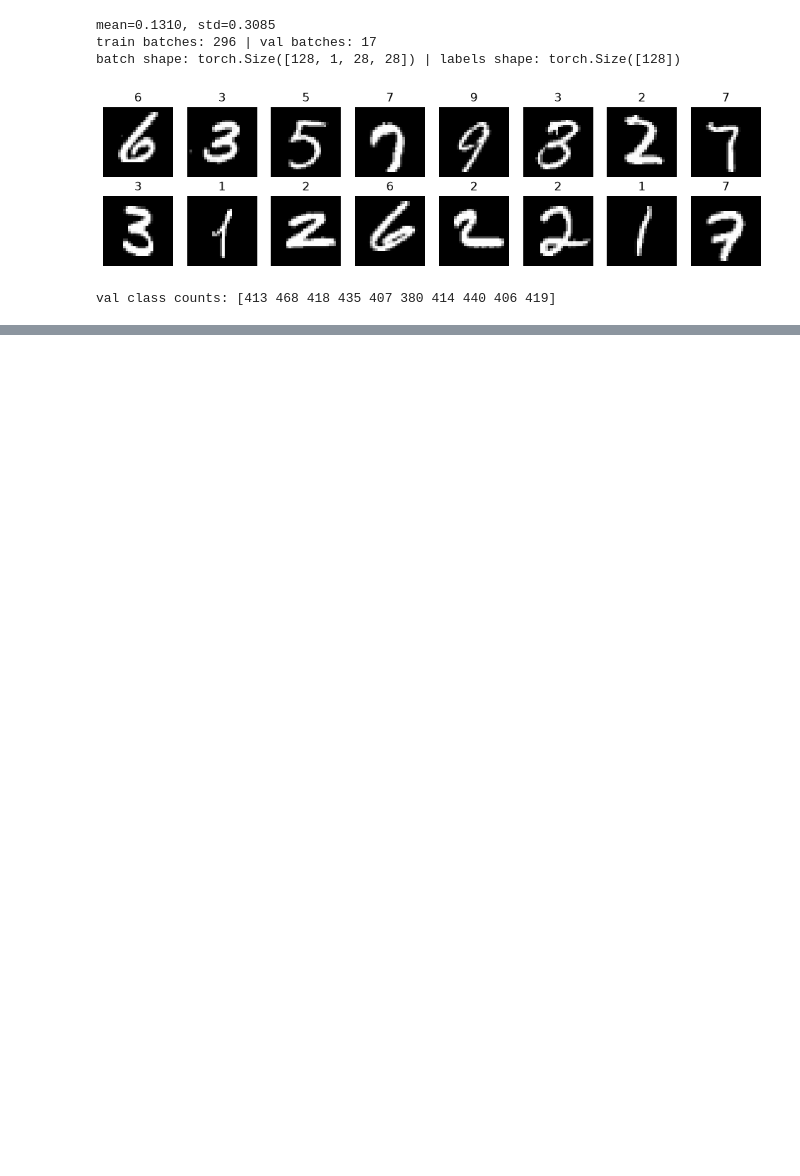
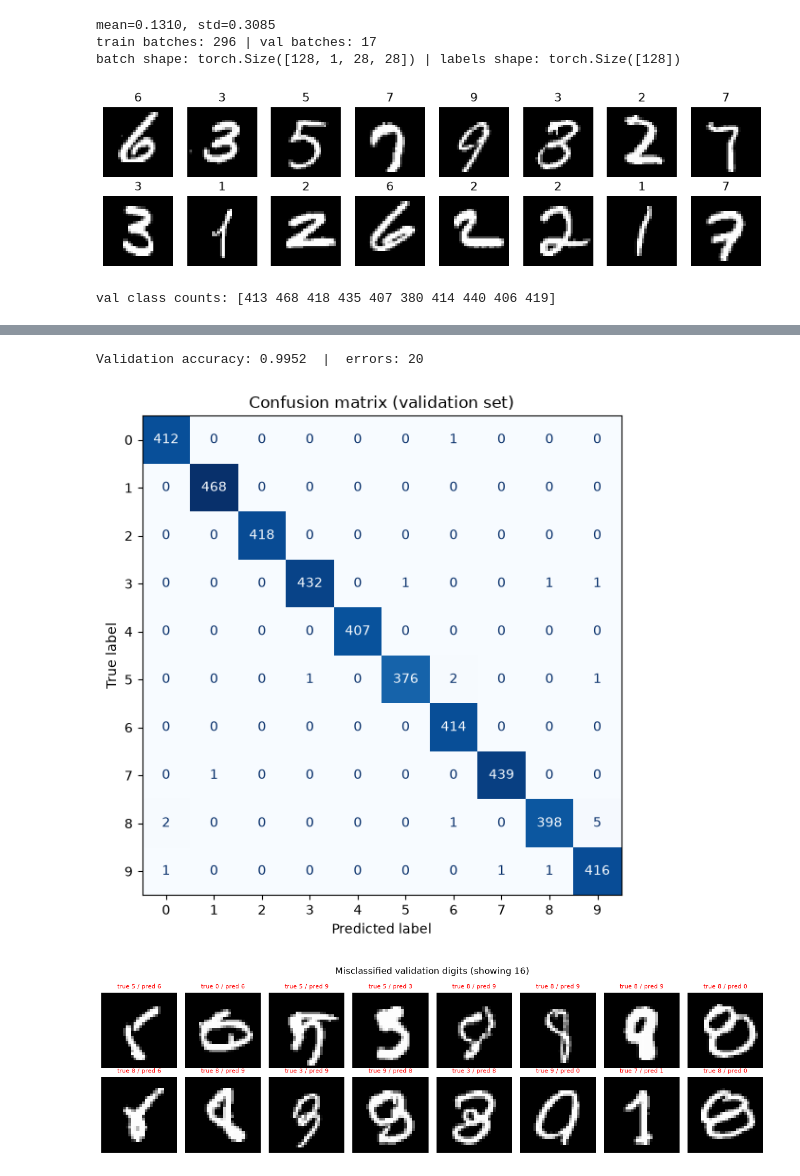
Before and after one commit to 1manvi/KaggleComp, a Jupyter notebook: notebooks/main.ipynb, the cells around one changed output, grey strips where cells are left out. Cells and saved outputs as stored; diff of their text form; code cells hidden in the pictures; blank space fills up the shorter version.

```diff
--- a/notebooks/main.ipynb
+++ b/notebooks/main.ipynb
@@ -40,0 +140,13 @@ val class counts: [413 468 418 435 407 380 414 440 406 419]
+# %%
+val_logits = predict_logits(cnn_best, val_loader_aug)
+y_pred = val_logits.argmax(dim=1).numpy()
+y_true = val_loader_aug.dataset.labels.numpy()
+print(f"Validation accuracy: {(y_pred == y_true).mean():.4f}  |  errors: {(y_pred != y_true).sum()}")
+
+plot_confusion(y_true, y_pred, save_path=RESULTS / "confusion_matrix.png")
+plot_misclassified(val_loader_aug.dataset.images, y_true, y_pred,
+                   save_path=RESULTS / "misclassified.png")
+# %% [output]
+Validation accuracy: 0.9952  |  errors: 20
+[figure, added]
+[figure, added]
```
Also changed, not shown: parts of 10 cells of this notebook, 7 other files.
